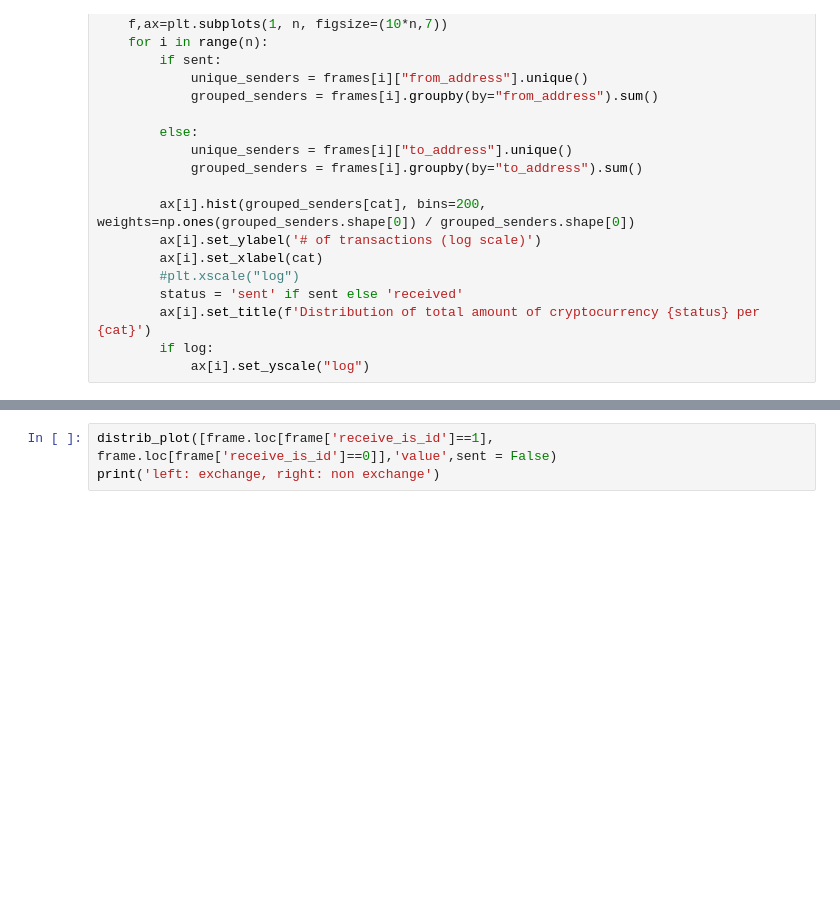
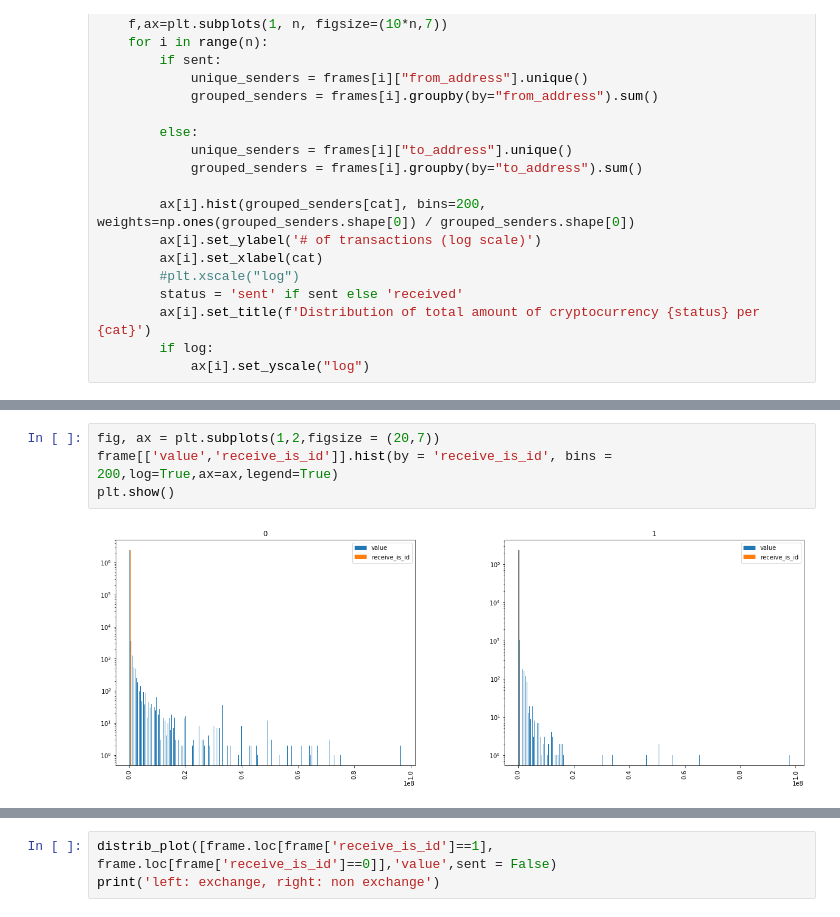
Before and after one commit to jjbl99/DL_ens, a Jupyter notebook: data_visualisation.ipynb, the cells around one changed output, grey strips where cells are left out. Drawn from its saved outputs; the diff is of its cells as text; blank space fills up the shorter version.

```diff
--- a/data_visualisation.ipynb
+++ b/data_visualisation.ipynb
@@ -265,0 +273,6 @@ def distrib_plot(frames, cat, sent = True, log = True):
+# %%
+fig, ax = plt.subplots(1,2,figsize = (20,7))
+frame[['value','receive_is_id']].hist(by = 'receive_is_id', bins = 200,log=True,ax=ax,legend=True)
+plt.show()
+# %% [output]
+[figure, added]
```
Also changed, not shown: parts of 10 cells of this notebook.
